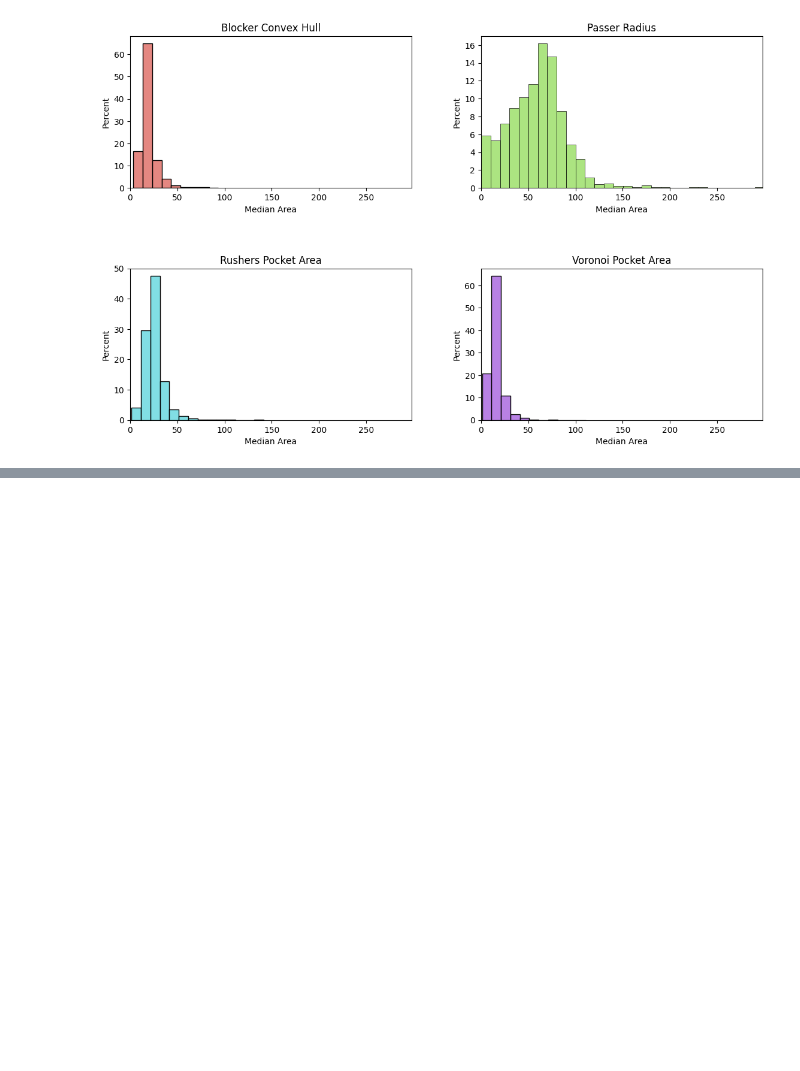
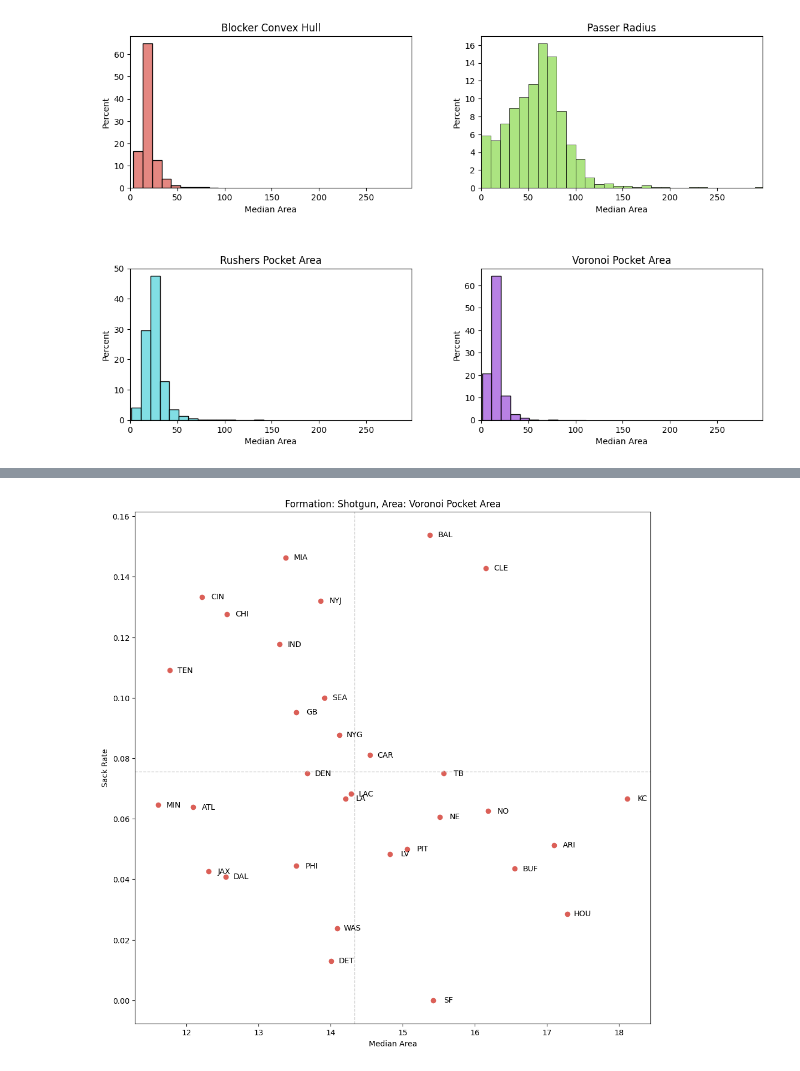
Before and after one commit to vingkan/nflbigdatabowl2023, a Jupyter notebook: notebooks/vinesh/area_aggregation.ipynb, the cells around one changed output, grey strips where cells are left out. Saved outputs shown, nothing was run; the diff lists cells and outputs as text; code cells hidden in the pictures; blank space fills up the shorter version.

```diff
--- a/notebooks/vinesh/area_aggregation.ipynb
+++ b/notebooks/vinesh/area_aggregation.ipynb
@@ -102,0 +94,4 @@ def plot_all_formation_distributions(method: str):
+# %%
+plot_team_scatter(default_area, default_formation, "median_area", "sack_rate")
+# %% [output]
+[figure, added]
```
Also changed, not shown: parts of 24 cells of this notebook, 6 other files.
